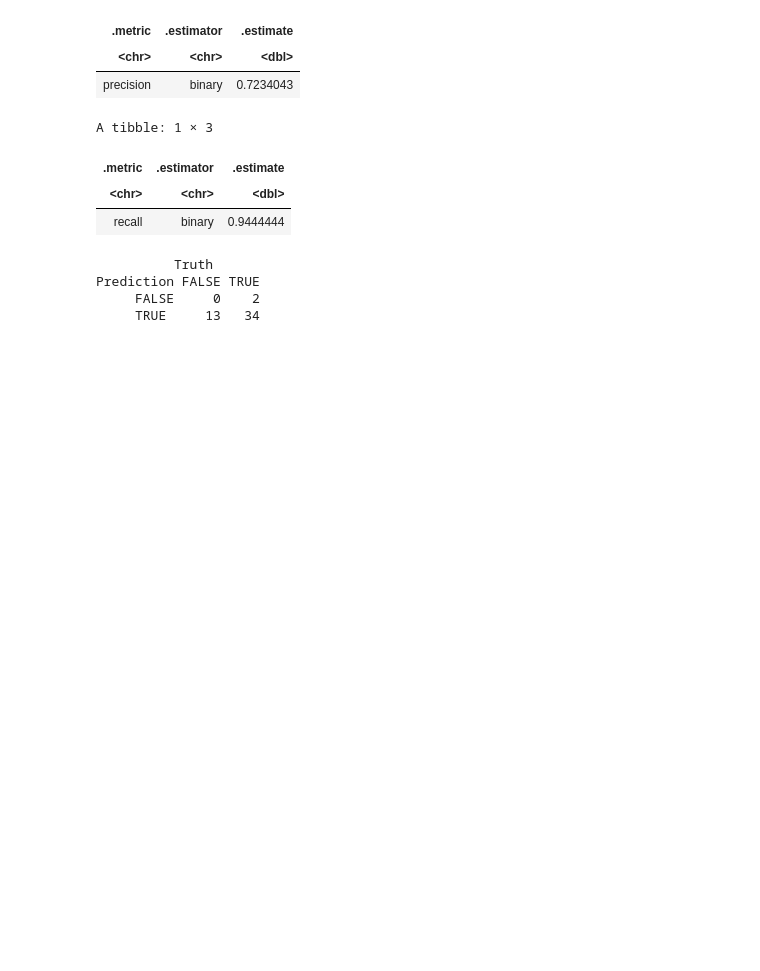
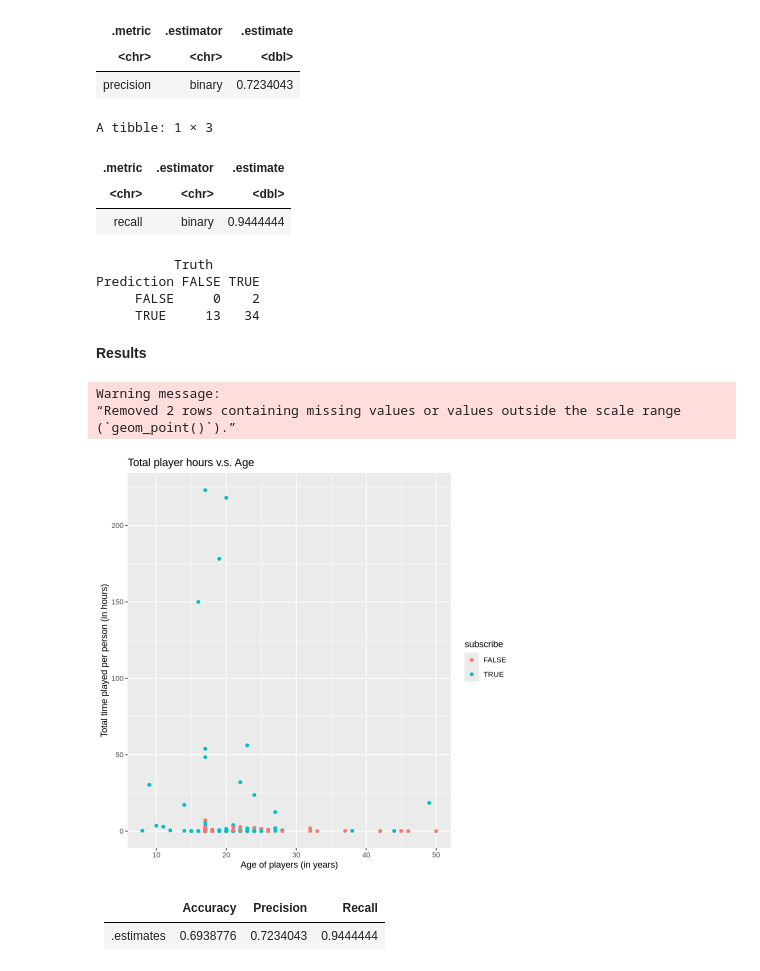
Before and after one commit to alicewj110/minecraft_pj, a Jupyter notebook: 2Final_Report.ipynb, the cells around one changed output. Saved outputs shown, nothing was run; the diff lists cells and outputs as text; code cells hidden in the pictures; blank space fills up the shorter version.

Commit message:
Results started

```diff
--- a/2Final_Report.ipynb
+++ b/2Final_Report.ipynb
@@ -297,3 +297,19 @@ A tibble: 1 × 3
 Prediction FALSE TRUE
      FALSE     0    2
      TRUE     13   34
+# %% [markdown]
+**Results**
+# %%
+subscription_plot<-ggplot(players, aes(x=Age, y=played_hours, color=subscribe))+
+    geom_point()+
+    labs(x="Age of players (in years)", y="Total time played per person (in hours)", title="Total player hours v.s. Age")
+subscription_plot
+# %% [output]
+Warning message:
+“Removed 2 rows containing missing values or values outside the scale range
+(`geom_point()`).”
+[figure, added]
+# %% [markdown]
+|   |Accuracy|Precision|Recall|
+|---|---|-------------|---|
+|.estimates|0.6938776|0.7234043|0.9444444|
```
Also changed, not shown: parts of 2 cells of this notebook.
